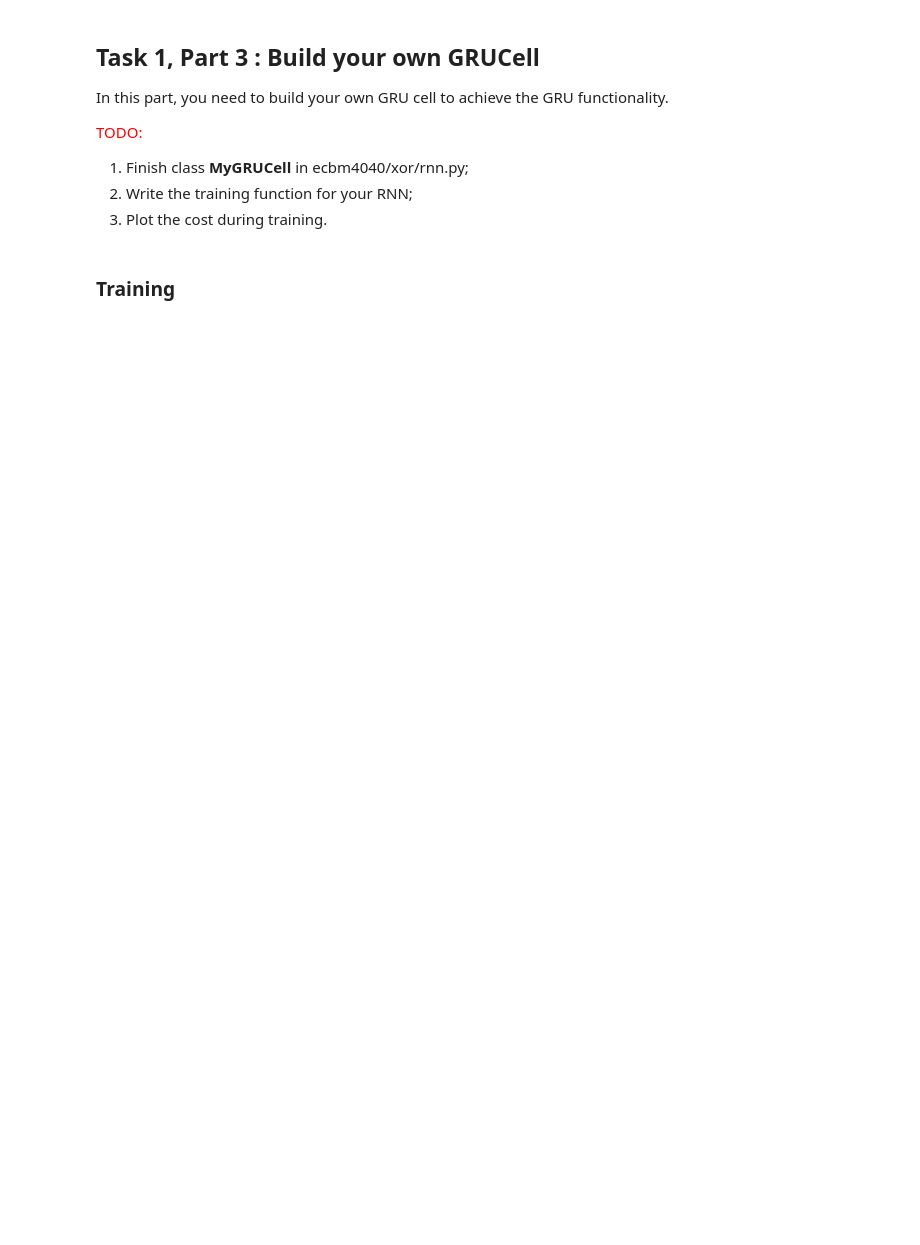
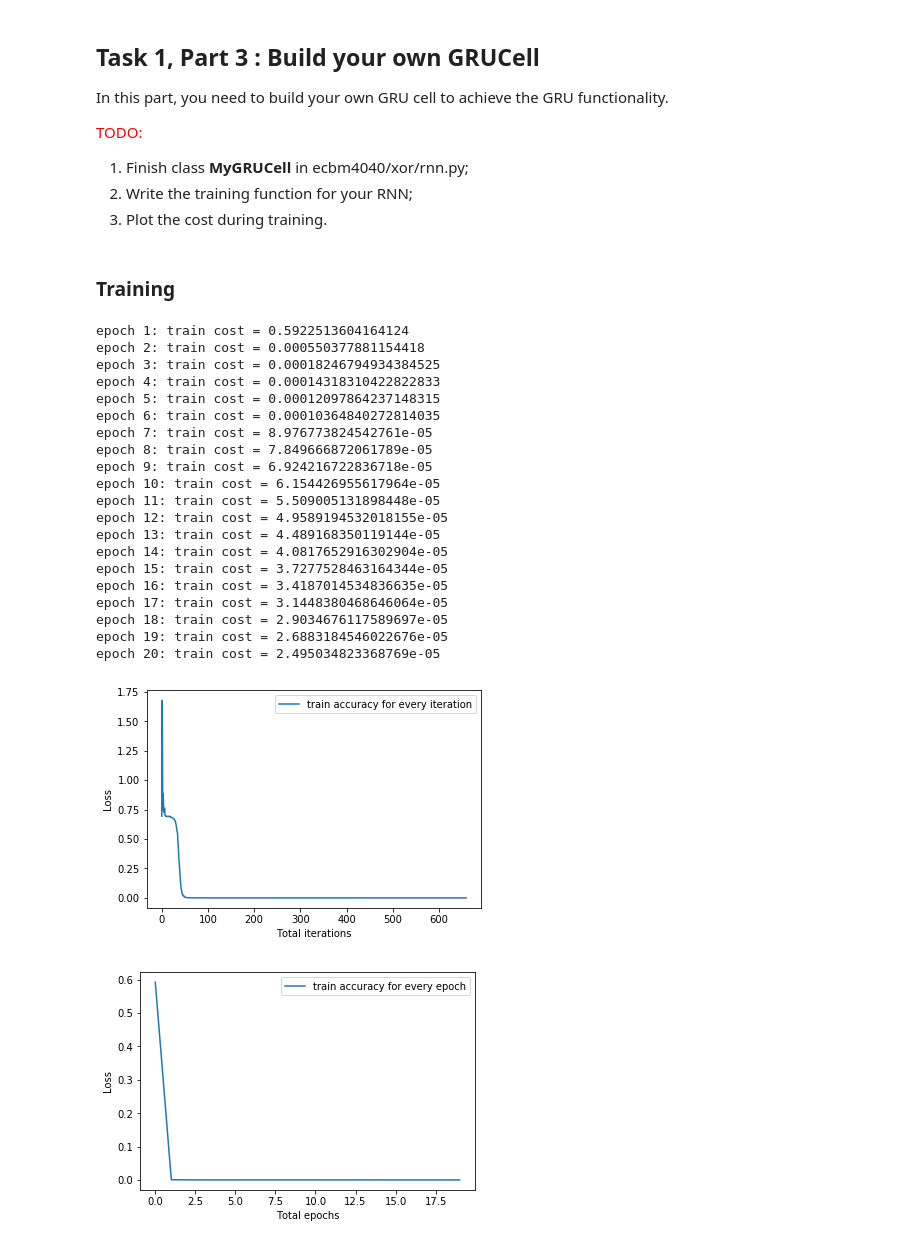
Before and after one commit to chintan94/dl-hw, a Jupyter notebook: hw3/assignment3/task1-xor.ipynb, the cells around one changed output. Drawn from its saved outputs; the diff is of its cells as text; code cells hidden in the pictures; blank space fills up the shorter version.

```diff
--- a/hw3/assignment3/task1-xor.ipynb
+++ b/hw3/assignment3/task1-xor.ipynb
@@ -184,7 +236,7 @@ output_data = tf.placeholder(tf.int64,shape=[None,None])
 
 # recreate xor netowrk with your own GRU cell
 num_units = 64
-cell = MyGRUCell(num_units)
+cell = GRUCell(num_units)
 
 # create GRU network: you can also choose other modules provided by tensorflow, like static_rnn etc.
 hidden, _ = tf.nn.dynamic_rnn(cell,input_data,dtype=tf.float32)
@@ -212,0 +258,54 @@ def sigmoid(x):
+# %%
+X_train,y_train=create_dataset(10000)
+init = tf.global_variables_initializer()
+
+
+batch_size_m = 300
+num_batch_m = X_train.shape[0]//batch_size_m
+epochs=20
+train_cost_li=[]
+train_cost_li_ep=[]
+with tf.Session() as sess:
+    sess.run(init)
+    for e in range(epochs):
+        for i in range(num_batch_m):
+            X_batch_m, y_batch_m = X_train[i*batch_size_m:(i+1)*batch_size_m,:,:], y_train[i*batch_size_m:(i+1)*batch_size_m,:]
+            _,train_cost=sess.run([optimizer,loss], feed_dict={input_data: X_batch_m, output_data: y_batch_m})
+            train_cost_li.append(train_cost)
+        train_cost_li_ep.append(train_cost)
+        print('epoch {}: train cost = {}'.format(e+1, train_cost))
+
+plt.plot(train_cost_li, label="train accuracy for every iteration")
+plt.xlabel("Total iterations")
+plt.ylabel("Loss")
+plt.legend()
+plt.show()
+
+plt.plot(train_cost_li_ep, label="train accuracy for every epoch")
+plt.xlabel("Total epochs")
+plt.ylabel("Loss")
+plt.legend()
+plt.show()
+# %% [output]
+epoch 1: train cost = 0.5922513604164124
+epoch 2: train cost = 0.000550377881154418
+epoch 3: train cost = 0.00018246794934384525
+epoch 4: train cost = 0.00014318310422822833
+epoch 5: train cost = 0.00012097864237148315
+epoch 6: train cost = 0.00010364840272814035
+epoch 7: train cost = 8.976773824542761e-05
+epoch 8: train cost = 7.849666872061789e-05
+epoch 9: train cost = 6.924216722836718e-05
+epoch 10: train cost = 6.154426955617964e-05
+epoch 11: train cost = 5.509005131898448e-05
+epoch 12: train cost = 4.9589194532018155e-05
+epoch 13: train cost = 4.489168350119144e-05
+epoch 14: train cost = 4.0817652916302904e-05
+epoch 15: train cost = 3.7277528463164344e-05
+epoch 16: train cost = 3.4187014534836635e-05
+epoch 17: train cost = 3.1448380468646064e-05
+epoch 18: train cost = 2.9034676117589697e-05
+epoch 19: train cost = 2.6883184546022676e-05
+epoch 20: train cost = 2.495034823368769e-05
+[figure, added]
+[figure, added]
```
Also changed, not shown: parts of 4 cells of this notebook, 1 other file.
